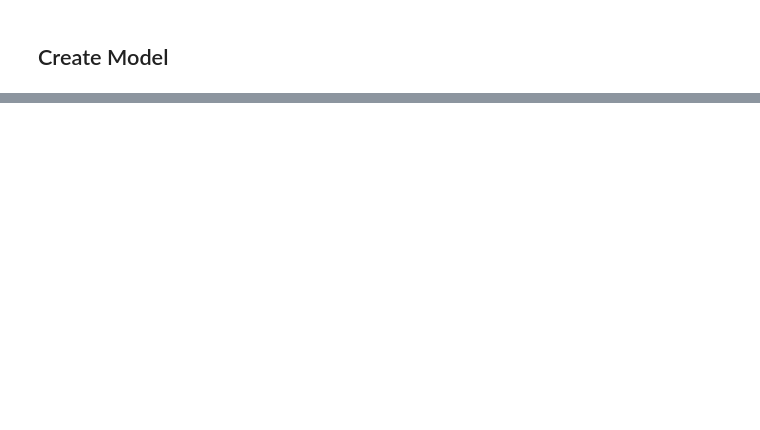
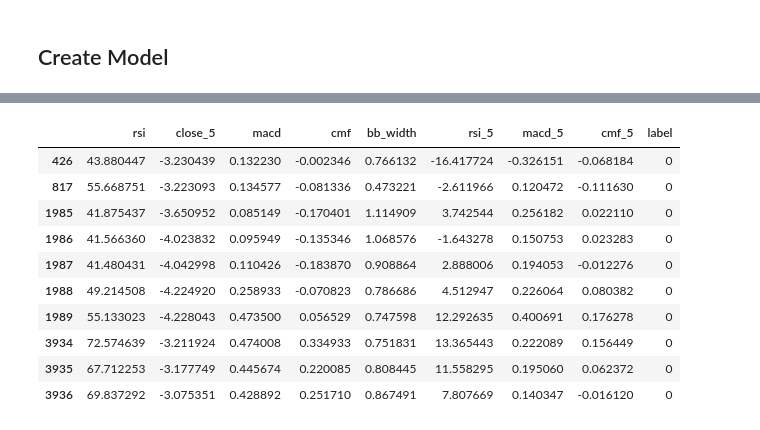
Before and after one commit to Deniz-Jasa/stock_prediction_model, a Jupyter notebook: rsi.ipynb, the cells around one changed output, grey strips where cells are left out. Saved outputs shown, nothing was run; the diff lists cells and outputs as text; code cells hidden in the pictures; blank space fills up the shorter version.

```diff
--- a/rsi.ipynb
+++ b/rsi.ipynb
@@ -97,0 +191,14 @@ different:     [0.03804931 0.00092979 0.00499123 0.00603259 0.00097279 0.0007621
+# %%
+data2[data2['close_5'] < -3]
+# %% [output]
+|  | rsi | close_5 | macd | cmf | bb_width | rsi_5 | macd_5 | cmf_5 | label |
+| 426 | 43.880447 | -3.230439 | 0.132230 | -0.002346 | 0.766132 | -16.417724 | -0.326151 | -0.068184 | 0 |
+| 817 | 55.668751 | -3.223093 | 0.134577 | -0.081336 | 0.473221 | -2.611966 | 0.120472 | -0.111630 | 0 |
+| 1985 | 41.875437 | -3.650952 | 0.085149 | -0.170401 | 1.114909 | 3.742544 | 0.256182 | 0.022110 | 0 |
+| 1986 | 41.566360 | -4.023832 | 0.095949 | -0.135346 | 1.068576 | -1.643278 | 0.150753 | 0.023283 | 0 |
+| 1987 | 41.480431 | -4.042998 | 0.110426 | -0.183870 | 0.908864 | 2.888006 | 0.194053 | -0.012276 | 0 |
+| 1988 | 49.214508 | -4.224920 | 0.258933 | -0.070823 | 0.786686 | 4.512947 | 0.226064 | 0.080382 | 0 |
+| 1989 | 55.133023 | -4.228043 | 0.473500 | 0.056529 | 0.747598 | 12.292635 | 0.400691 | 0.176278 | 0 |
+| 3934 | 72.574639 | -3.211924 | 0.474008 | 0.334933 | 0.751831 | 13.365443 | 0.222089 | 0.156449 | 0 |
+| 3935 | 67.712253 | -3.177749 | 0.445674 | 0.220085 | 0.808445 | 11.558295 | 0.195060 | 0.062372 | 0 |
+| 3936 | 69.837292 | -3.075351 | 0.428892 | 0.251710 | 0.867491 | 7.807669 | 0.140347 | -0.016120 | 0 |
```
Also changed, not shown: parts of 18 cells of this notebook.
